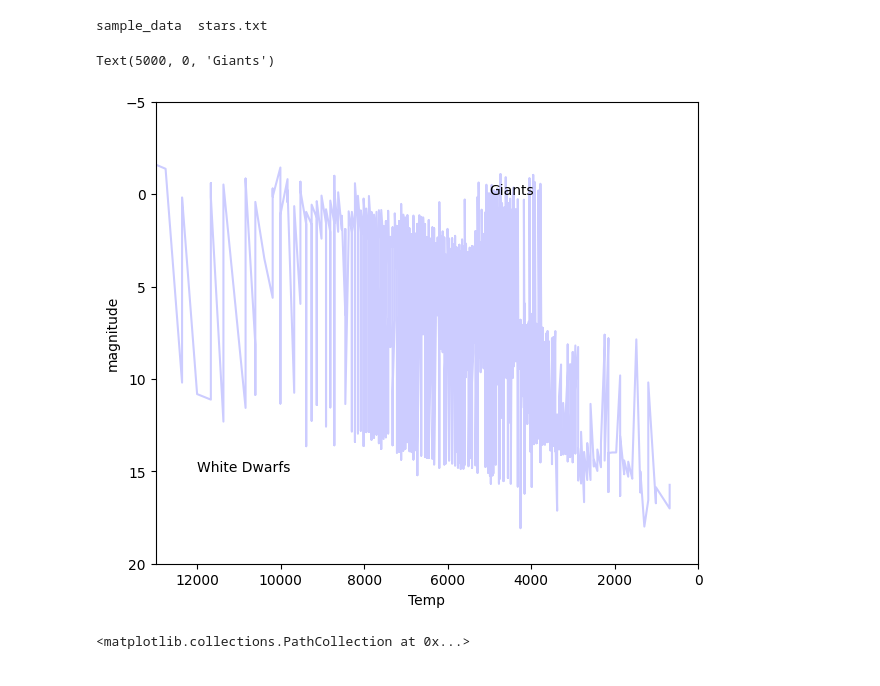
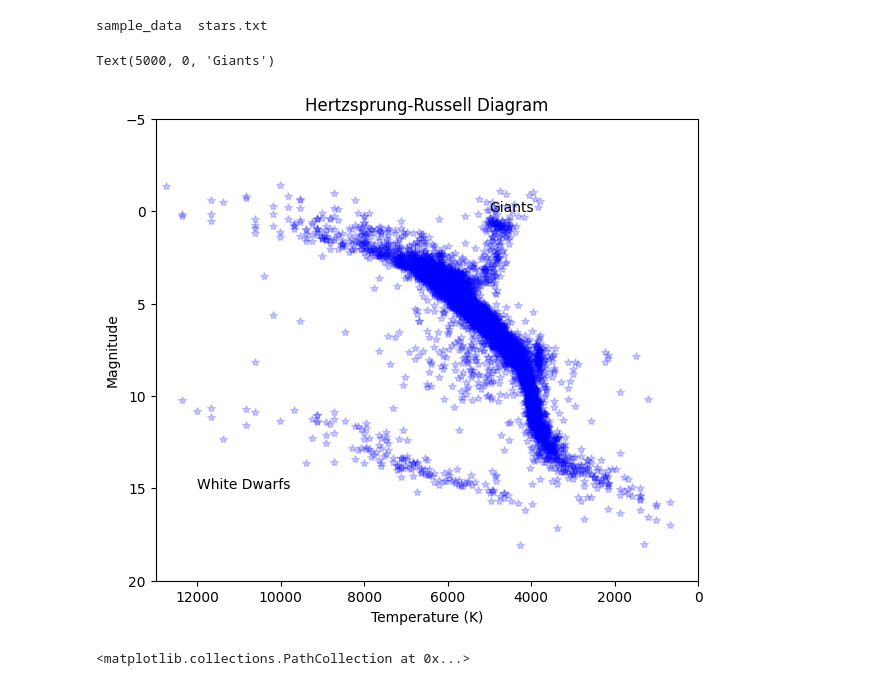
Before and after one commit to 2005908/Computational-Physics, a Jupyter notebook: Chester_Gould_Lab02_plotting_visualization.ipynb, the cells around one changed output. Cells and saved outputs as stored; diff of their text form; code cells hidden in the pictures.

```diff
--- a/Chester_Gould_Lab02_plotting_visualization.ipynb
+++ b/Chester_Gould_Lab02_plotting_visualization.ipynb
@@ -118,39 +118,41 @@ plt.figure(figsize=(7,6))
 # use the plt.plot command to plot magnitude versus temperature
 # plot the points using blue stars
 # set alpha=.2 so you can see the points better
-plt.plot(temp,mag,alpha=.2,color='blue')
-
+plt.plot(temp,mag,'b*',alpha=.2)
 
 # limit the x range uto (0,13000) using plt.xlim()
 plt.xlim(0,13000)
 
 # limit the x range uto (-5,20) using plt.ylim()
 plt.ylim(-5,20)
 
 # invert the x axis so that high lumonisities are on the left
 ax = plt.gca()
 ax.invert_xaxis()
 
 # invert the y axis because magnitudes are weird in that
 # brighter objects have lower magnitudes
 ax.invert_yaxis()
 
 # label your x and y axis
-plt.xlabel("Temp")
-plt.ylabel("magnitude")
+plt.xlabel('Temperature (K)')
+plt.ylabel('Magnitude')
+
+# add a title
+plt.title('Hertzsprung-Russell Diagram')
 
 # the sequence in the lower left is white dwarfs
 
 # add a text label to show where the white dwarfs are
 # using plt.text()  (use help(plt.text) to learn how to use it.)
 plt.text(12000,15,"White Dwarfs")
 
 # the sequence around T=5000 and magnitude=0 are giants
 # add a label to show where the giants are using plt.text()
 plt.text(5000,0,"Giants")
 # %% [output]
 Text(5000, 0, 'Giants')
-[figure, old version]
+[figure, new version]
 # %%
 # plot again using the scatter plot command,
 # and color code by the temperature of the star
```
Also changed, not shown: parts of 17 cells of this notebook.
